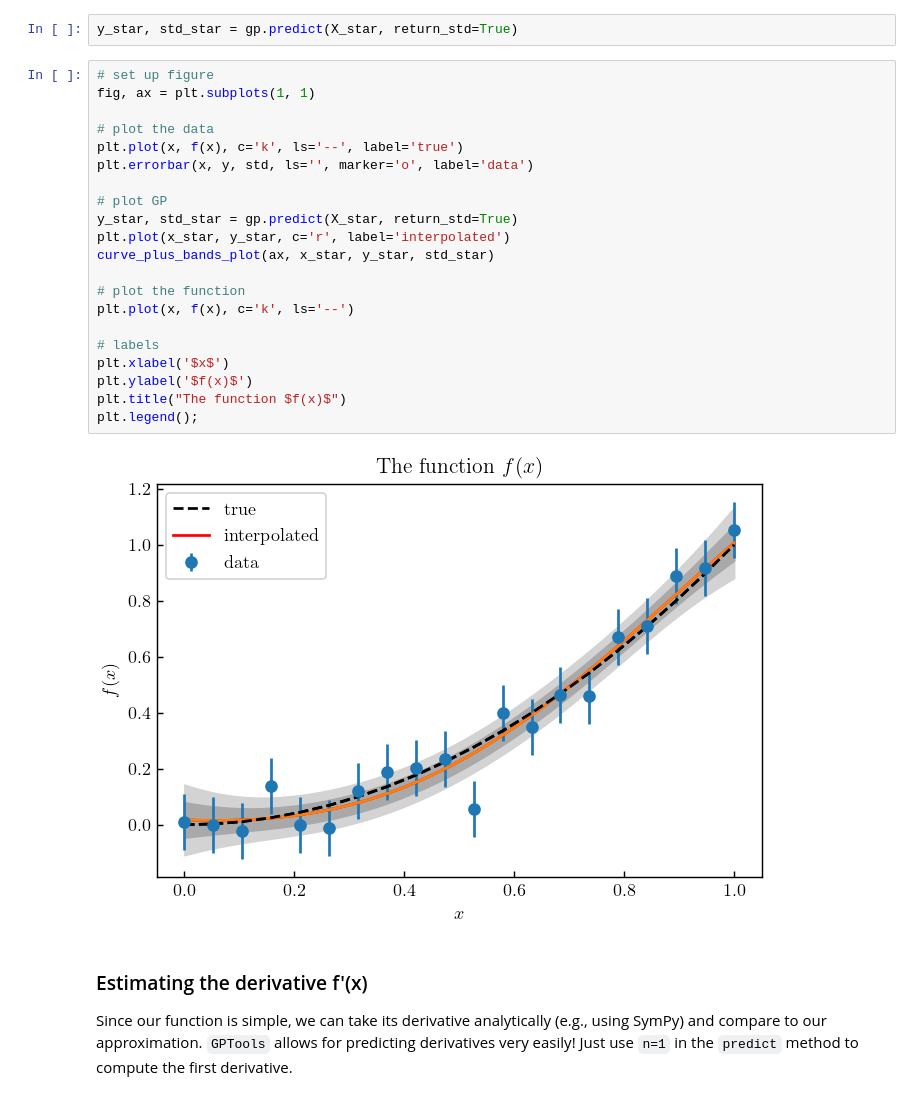
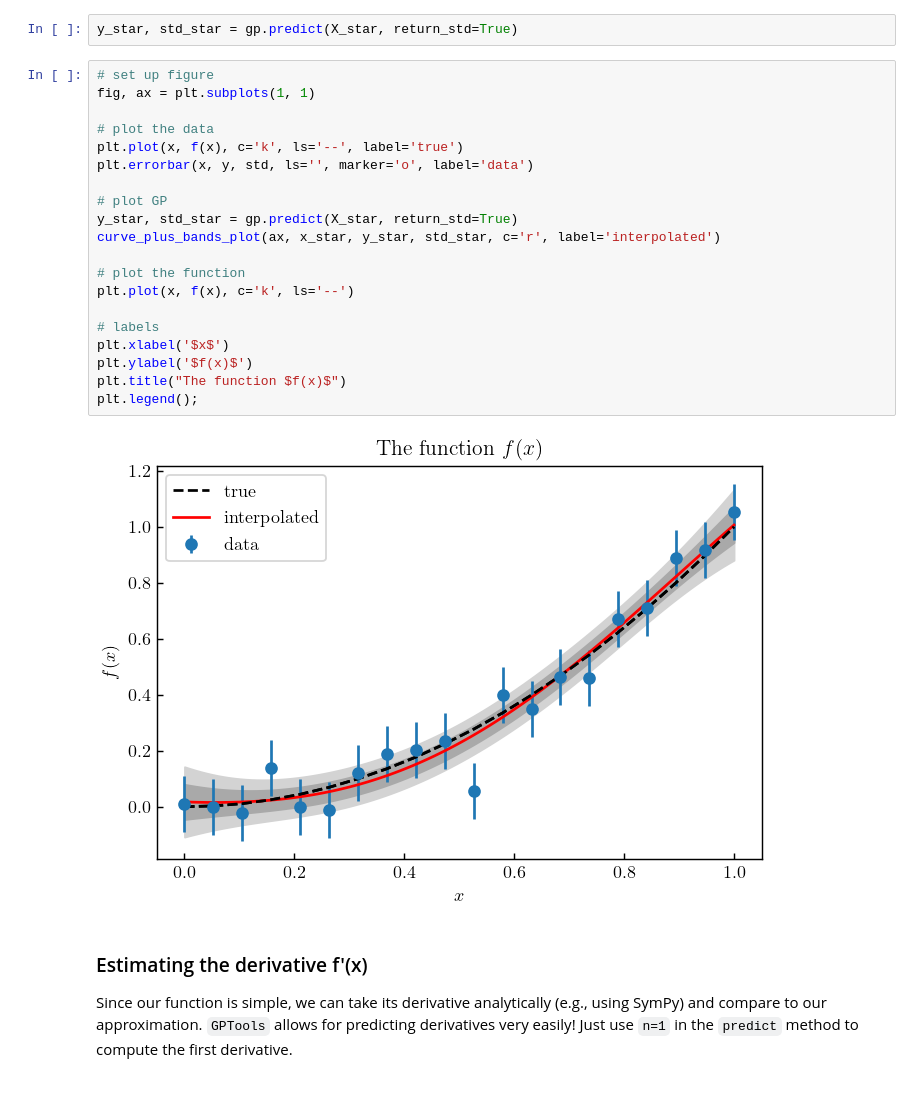
Before and after one commit to buqeye/nuclear-matter-convergence, a Jupyter notebook: analysis/derivatives-bands.ipynb, the cells around one changed output. Saved outputs shown, nothing was run; the diff lists cells and outputs as text.

```diff
--- a/analysis/derivatives-bands.ipynb
+++ b/analysis/derivatives-bands.ipynb
@@ -109,26 +109,25 @@ y_star, std_star = gp.predict(X_star, return_std=True)
 # %%
 # set up figure
 fig, ax = plt.subplots(1, 1)
 
 # plot the data
 plt.plot(x, f(x), c='k', ls='--', label='true')
 plt.errorbar(x, y, std, ls='', marker='o', label='data')
 
 # plot GP
 y_star, std_star = gp.predict(X_star, return_std=True)
-plt.plot(x_star, y_star, c='r', label='interpolated')
-curve_plus_bands_plot(ax, x_star, y_star, std_star)
+curve_plus_bands_plot(ax, x_star, y_star, std_star, c='r', label='interpolated')
 
 # plot the function
 plt.plot(x, f(x), c='k', ls='--')
 
 # labels
 plt.xlabel('$x$')
 plt.ylabel('$f(x)$')
 plt.title("The function $f(x)$")
 plt.legend();
 # %% [output]
-[figure, old version]
+[figure, new version]
 # %% [markdown]
 ### Estimating the derivative f'(x)
 
```
Also changed, not shown: parts of 1 cell of this notebook.
